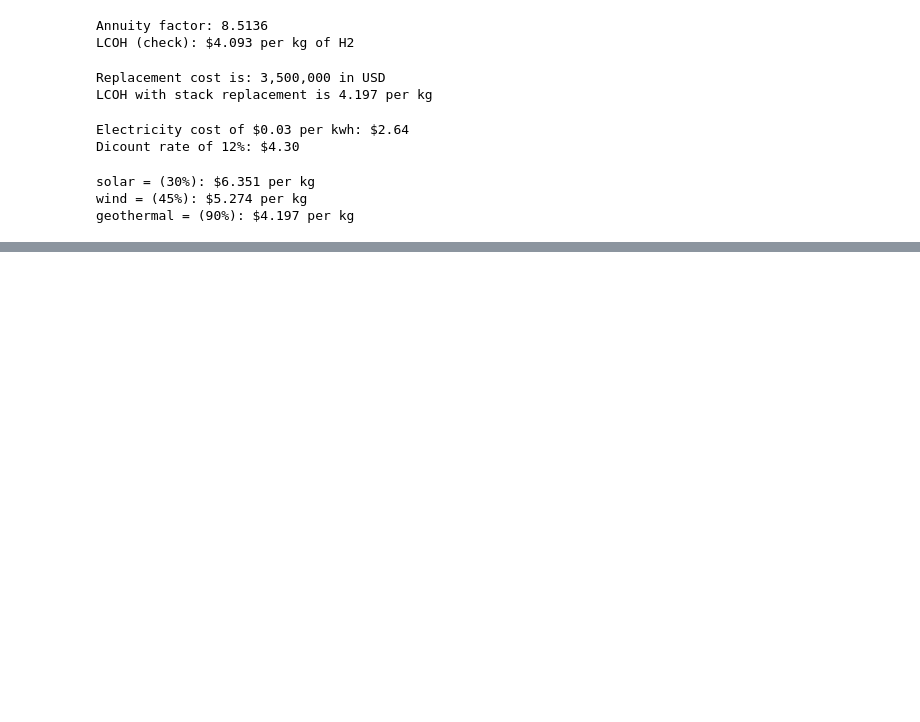
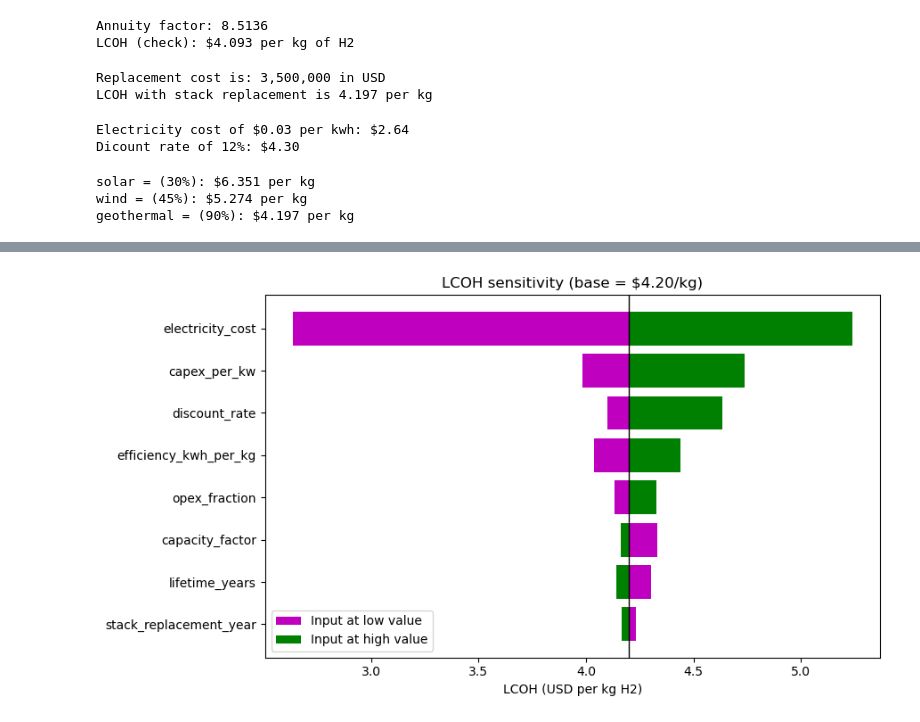
Before and after one commit to Emeryne/lcoh-calculator, a Jupyter notebook: 01_lcoh_basic.ipynb, the cells around one changed output, grey strips where cells are left out. Drawn from its saved outputs; the diff is of its cells as text; code cells hidden in the pictures; blank space fills up the shorter version.

Commit message:
Add one-at-a-time sensitivity analysis and tornado chart

```diff
--- a/01_lcoh_basic.ipynb
+++ b/01_lcoh_basic.ipynb
@@ -149,0 +189,23 @@ geothermal = (90%): $4.197 per kg
+# %%
+#visualization in tornado chart
+
+import matplotlib.pyplot as plt
+fig, ax = plt.subplots(figsize=(9,5))
+
+for i, (name, low, high, swing) in enumerate(reversed(results)):
+    ax.barh(i, low - base_lcoh, left=base_lcoh, color="m",
+            label="Input at low value" if i == 0 else None)
+    ax.barh(i, high - base_lcoh, left=base_lcoh, color="g",
+            label="Input at high value" if i == 0 else None)
+
+ax.set_yticks(range(len(results)))
+ax.set_yticklabels([r[0] for r in reversed(results)])
+ax.axvline(base_lcoh, color="black", linewidth=1)
+ax.set_xlabel("LCOH (USD per kg H2)")
+ax.set_title(f"LCOH sensitivity (base = ${base_lcoh:.2f}/kg)")
+ax.legend()
+plt.tight_layout()
+plt.savefig("tornado_chart.png", dpi=150)
+plt.show()
+# %% [output]
+[figure, added]
```
Also changed, not shown: parts of 1 cell of this notebook, 1 other file.
